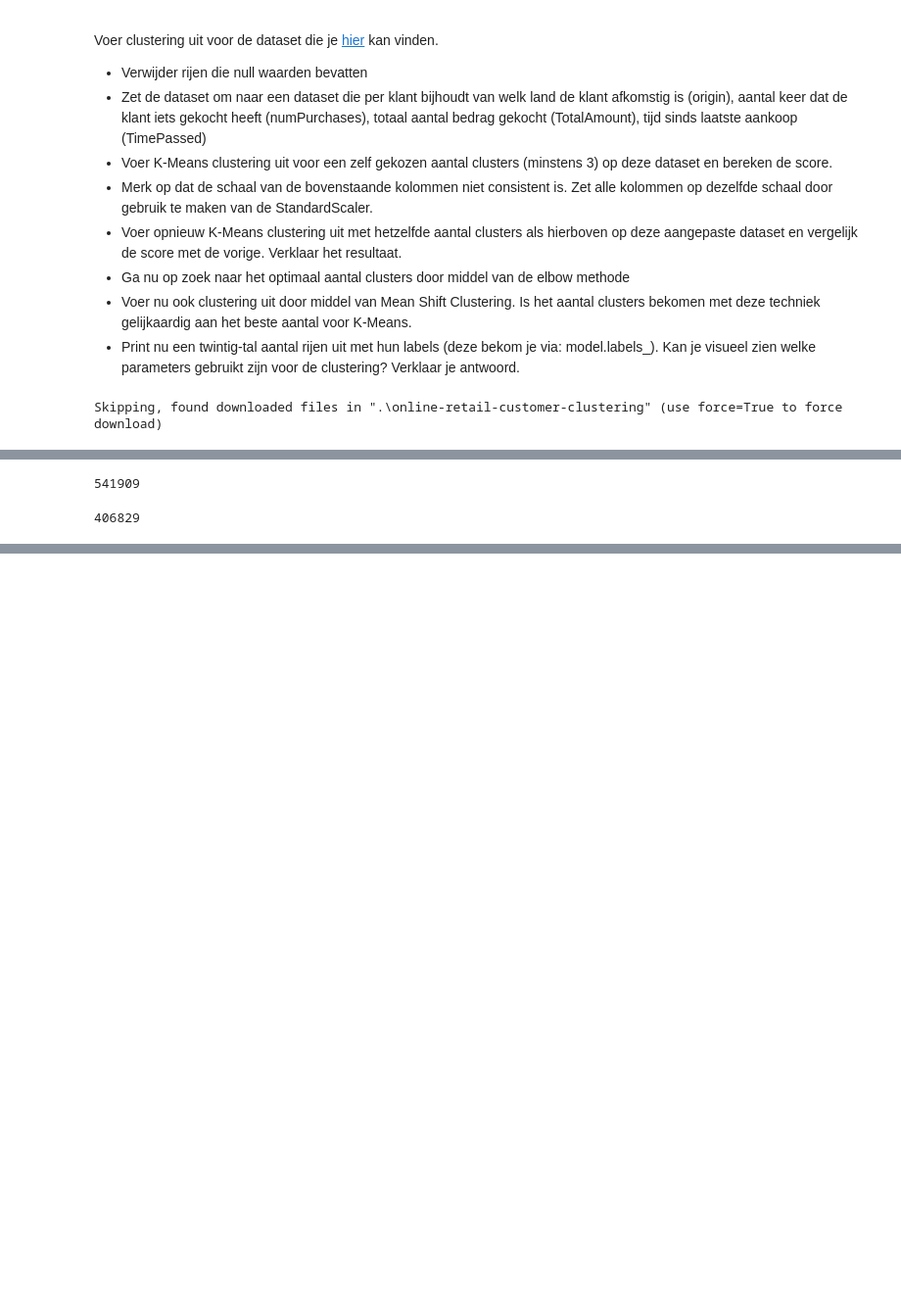
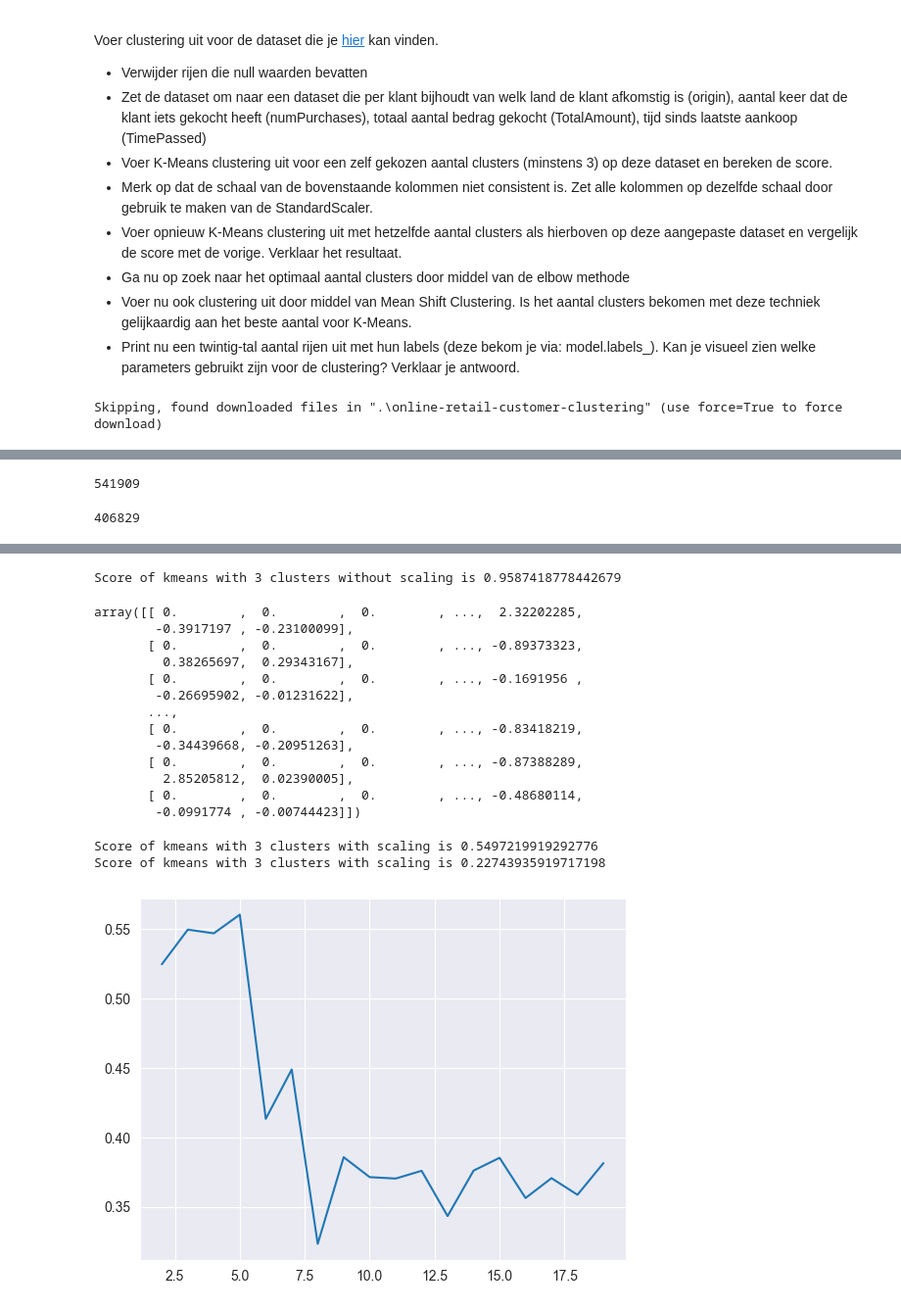
Before and after one commit to Data-Science-2425/Leerstof2, a Jupyter notebook: Week 9/01_Clustering.ipynb, the cells around one changed output, grey strips where cells are left out. Shown at 98% size. Cells and saved outputs as stored; diff of their text form; code cells hidden in the pictures; blank space fills up the shorter version.

```diff
--- a/Week 9/01_Clustering.ipynb
+++ b/Week 9/01_Clustering.ipynb
@@ -310,6 +310,9 @@ Voer clustering uit voor de dataset die je [hier](https://www.kaggle.com/hellbuo
 # %%
 import opendatasets as od
 import pandas as pd
+from sklearn.pipeline import Pipeline
+from sklearn.compose import ColumnTransformer
+from sklearn.preprocessing import StandardScaler, OneHotEncoder
 
 od.download('https://www.kaggle.com/hellbuoy/online-retail-customer-clustering')
 df = pd.read_csv('online-retail-customer-clustering/OnlineRetail.csv', encoding='latin1')
@@ -343,7 +346,59 @@ customer_df = customer_df.rename(columns={
 })
 #customer_df.columns = [....]
 
-display(customer_df)
+#display(customer_df)
+
+#step 3 -> kmeans without scaling
+def make_preprocessor(scaling=None):
+    if scaling is None:
+        scaling='passthrough' # doe geen schaling en geef het gewoon door
+    else:
+        scaling=StandardScaler() # schaal de numerieke kolommen
+
+    preprocessor = ColumnTransformer(transformers=[
+        ('custID','drop', ['CustomerID']), # drop de kolom met het customer id
+        ('origin', OneHotEncoder(sparse_output=False), ['origin']), # doe one-hot encoding op de kolom met de landen
+        ('nums', scaling, ['TimePassed', 'NumPurchases', 'TotalPrice'])
+    ])
+
+    return preprocessor
+
+X = make_preprocessor(None).fit_transform(customer_df)
+display(X)
+
+kmeans = KMeans(n_clusters=3)
+kmeans.fit(X)
+customer_df['clusters_without_scaling'] = kmeans.labels_
+score = silhouette_score(X, kmeans.labels_)
+print('Score of kmeans with 3 clusters without scaling is', score)
+
+#step 4 -> kmeans with scaling
+X = make_preprocessor(StandardScaler()).fit_transform(customer_df)
+display(X)
+
+kmeans = KMeans(n_clusters=3)
+kmeans.fit(X)
+customer_df['clusters_with_scaling'] = kmeans.labels_
+score = silhouette_score(X, kmeans.labels_)
+print('Score of kmeans with 3 clusters with scaling is', score)
+
+#step 5 elbow
+Ks = range(2,20)
+scores = []
+for k in Ks:
+    kmeans = KMeans(n_clusters=k)
+    kmeans.fit(X)
+    customer_df['clusters_without_scaling'] = kmeans.labels_
+    score = silhouette_score(X, kmeans.labels_)
+    scores.append(score)
+plt.plot(Ks, scores)
+
+#step 6 mean shift
+kmeans = MeanShift(bandwidth=0.1)
+kmeans.fit(X)
+customer_df['clusters_with_scaling'] = kmeans.labels_
+score = silhouette_score(X, kmeans.labels_)
+print('Score of kmeans with 3 clusters with scaling is', score)
 # %% [output]
 Skipping, found downloaded files in ".\online-retail-customer-clustering" (use force=True to force download)
 |  | InvoiceNo | StockCode | Description | Quantity | InvoiceDate | UnitPrice | CustomerID | Country |
@@ -369,0 +425,17 @@ Skipping, found downloaded files in ".\online-retail-customer-clustering" (use f
+Score of kmeans with 3 clusters without scaling is 0.9587418778442679
+array([[ 0.        ,  0.        ,  0.        , ...,  2.32202285,
+        -0.3917197 , -0.23100099],
+       [ 0.        ,  0.        ,  0.        , ..., -0.89373323,
+         0.38265697,  0.29343167],
+       [ 0.        ,  0.        ,  0.        , ..., -0.1691956 ,
+        -0.26695902, -0.01231622],
+       ...,
+       [ 0.        ,  0.        ,  0.        , ..., -0.83418219,
+        -0.34439668, -0.20951263],
+       [ 0.        ,  0.        ,  0.        , ..., -0.87388289,
+         2.85205812,  0.02390005],
+       [ 0.        ,  0.        ,  0.        , ..., -0.48680114,
+        -0.0991774 , -0.00744423]])
+Score of kmeans with 3 clusters with scaling is 0.5497219919292776
+Score of kmeans with 3 clusters with scaling is 0.22743935919717198
+[figure, added]
```
Also changed, not shown: parts of 1 cell of this notebook.
